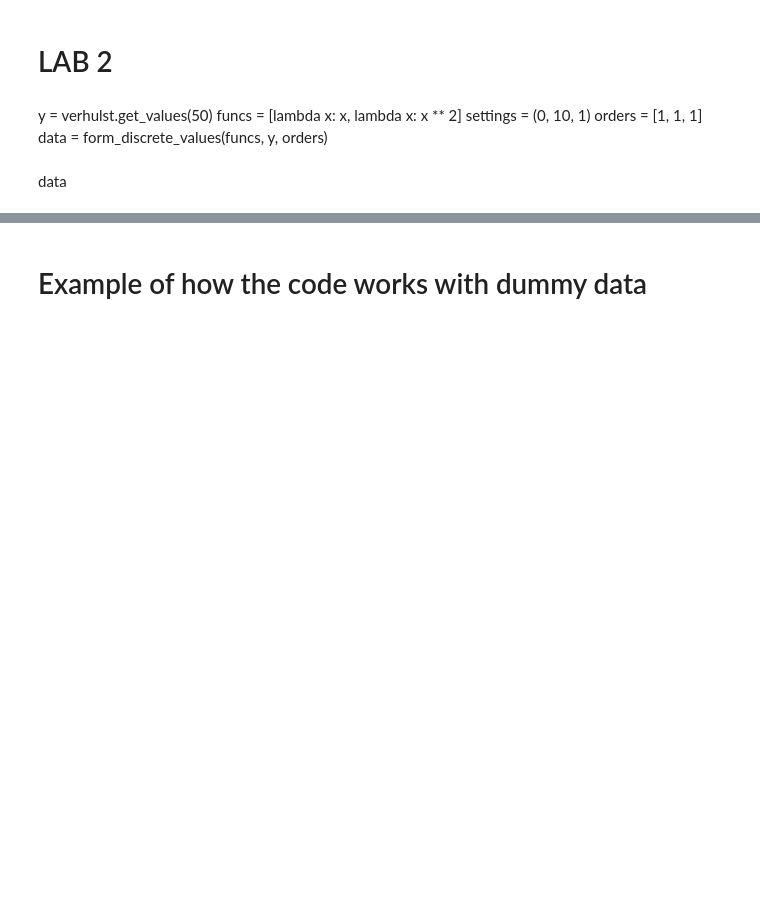
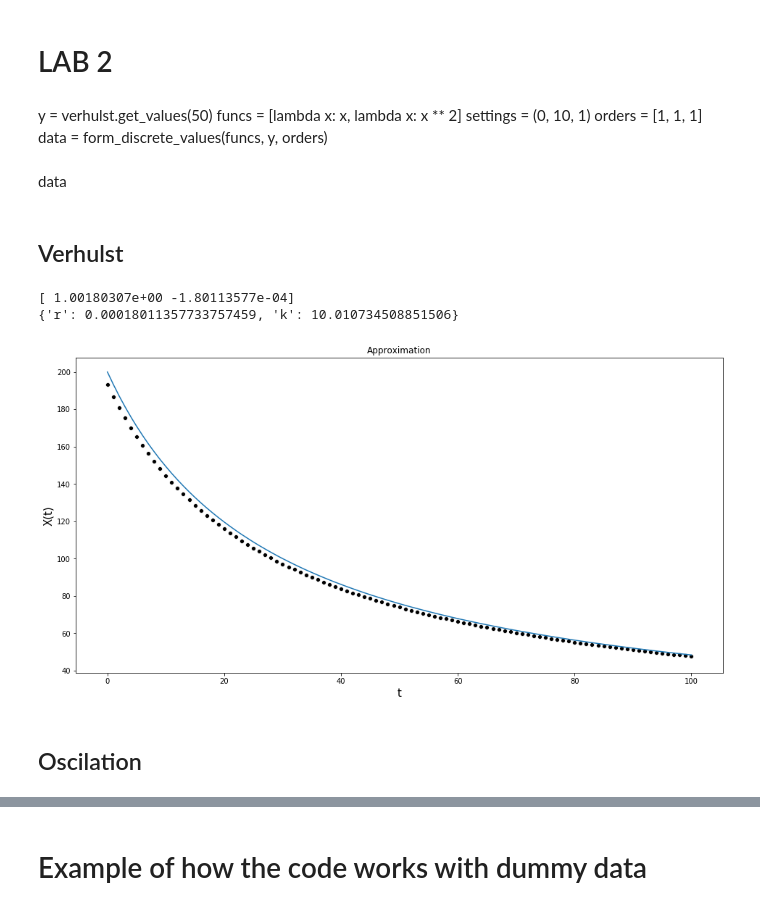
Before and after one commit to minmyk/Heavy_systems, a Jupyter notebook: Heavy_systems_lab2.ipynb, the cells around one changed output, grey strips where cells are left out. Drawn from its saved outputs; the diff is of its cells as text; code cells hidden in the pictures; blank space fills up the shorter version.

Commit message:
Added generator, 2 approximators

```diff
--- a/Heavy_systems_lab2.ipynb
+++ b/Heavy_systems_lab2.ipynb
@@ -315,3 +314,5 @@ orders = [1, 1, 1]
 data = form_discrete_values(funcs, y, orders)
 # %% [markdown]
 data
+# %% [markdown]
+## Verhulst
@@ -317,0 +390,9 @@ data
+# %%
+ver = Verhulst_Approximator(verhulst_params, verhulst_initial_condition)
+ver.run()
+# %% [output]
+[ 1.00180307e+00 -1.80113577e-04]
+{'r': 0.00018011357733757459, 'k': 10.010734508851506}
+[figure, added]
+# %% [markdown]
+## Oscilation
```
Also changed, not shown: parts of 16 cells of this notebook.
